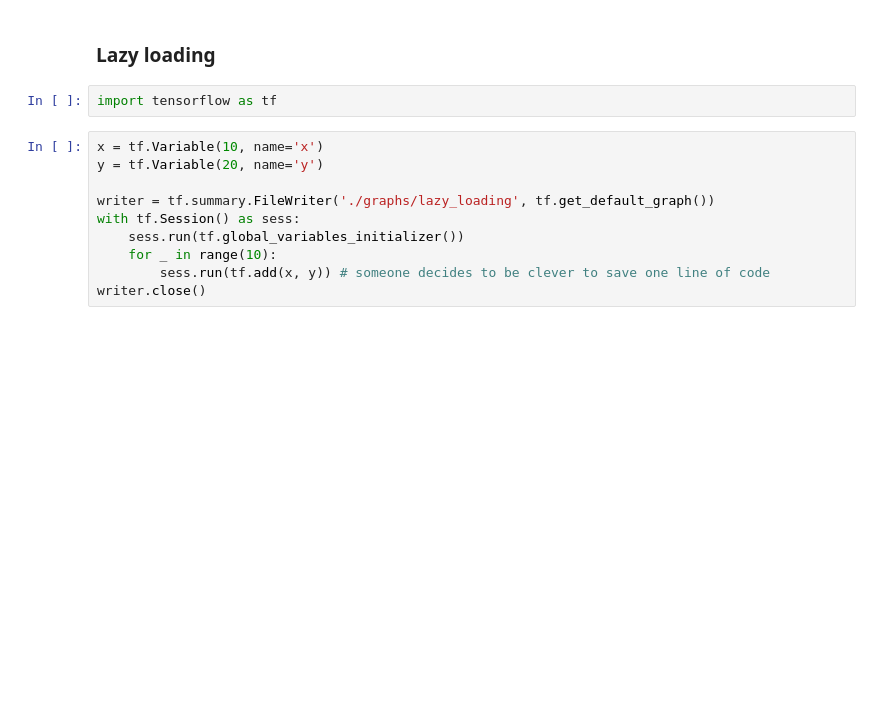
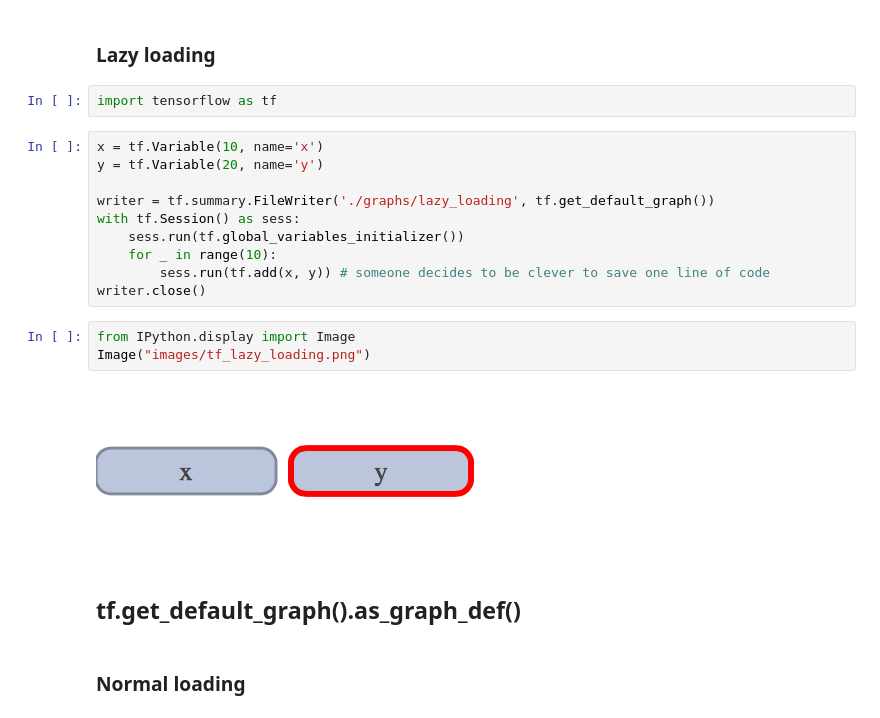
Before and after one commit to parksurk/cs20si_study, a Jupyter notebook: 2. Lecture2_TensorFlow_Operations.ipynb, the cells around one changed output. Saved outputs shown, nothing was run; the diff lists cells and outputs as text; blank space fills up the shorter version.

```diff
--- a/2. Lecture2_TensorFlow_Operations.ipynb
+++ b/2. Lecture2_TensorFlow_Operations.ipynb
@@ -623,3 +622,12 @@ with tf.Session() as sess:
 	for _ in range(10):
 		sess.run(tf.add(x, y)) # someone decides to be clever to save one line of code
 writer.close()
+# %%
+from IPython.display import Image
+Image("images/tf_lazy_loading.png")
+# %% [output]
+[figure, added]
+# %% [markdown]
+## tf.get_default_graph().as_graph_def()
+# %% [markdown]
+### Normal loading
```
Also changed, not shown: parts of 6 cells of this notebook, 30 other files.
